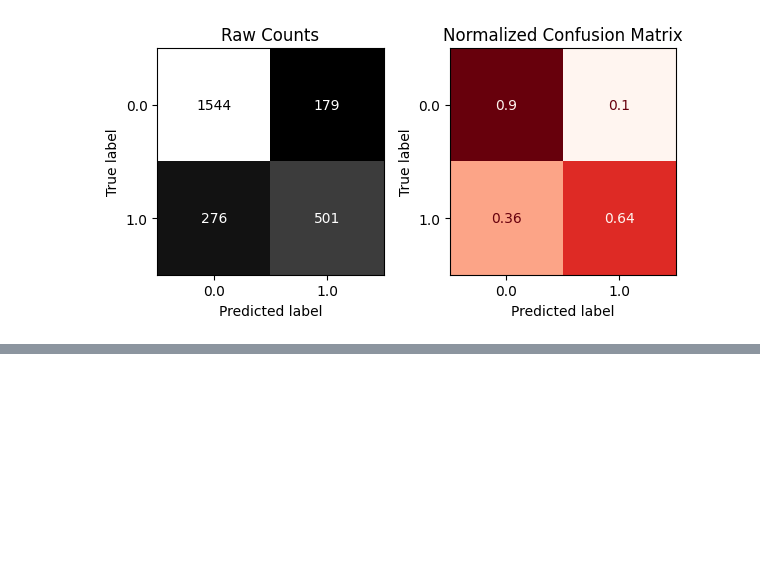
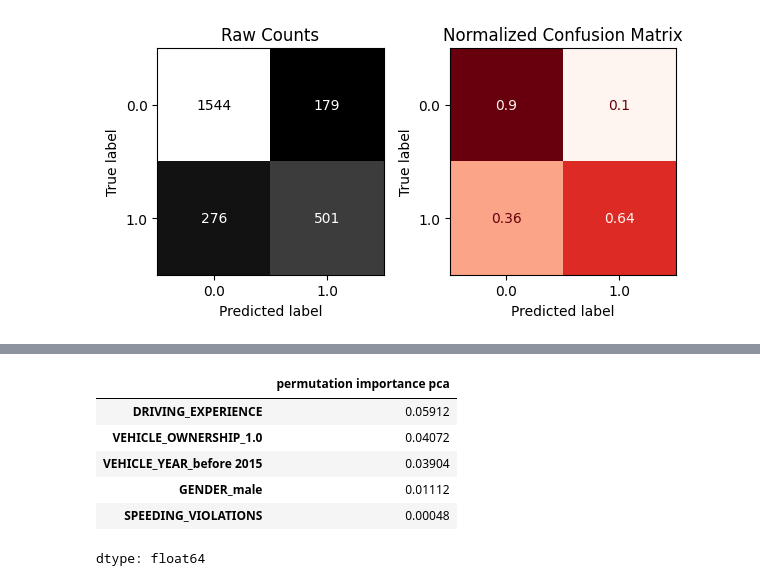
Before and after one commit to Khalil-Salama/Car_insurance-_claim, a Jupyter notebook: Insurance_car_claim.ipynb, the cells around one changed output, grey strips where cells are left out. Saved outputs shown, nothing was run; the diff lists cells and outputs as text; code cells hidden in the pictures; blank space fills up the shorter version.

```diff
--- a/Insurance_car_claim.ipynb
+++ b/Insurance_car_claim.ipynb
@@ -1265,0 +1326,16 @@ weighted avg       0.81      0.82      0.81      2500
+# %%
+from sklearn.inspection import permutation_importance
+###Defining permutation
+per_pca = permutation_importance(rf_15, X_test_15, y_test,n_repeats =5, random_state = 42)
+per_pca.keys()
+per_importances_pca = pd.Series(per_pca['importances_mean'],index=X_train_15.columns, name = 'permutation importance pca')
+per_importances_pca = per_importances_pca.sort_values(ascending=False)
+per_importances_pca.head()
+# %% [output]
+|  | permutation importance pca |
+| DRIVING_EXPERIENCE | 0.05912 |
+| VEHICLE_OWNERSHIP_1.0 | 0.04072 |
+| VEHICLE_YEAR_before 2015 | 0.03904 |
+| GENDER_male | 0.01112 |
+| SPEEDING_VIOLATIONS | 0.00048 |
+dtype: float64
```
Also changed, not shown: parts of 6 cells of this notebook.
